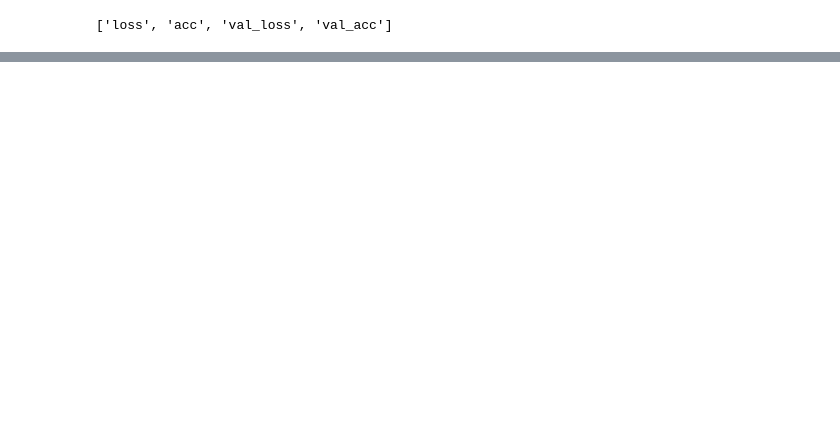
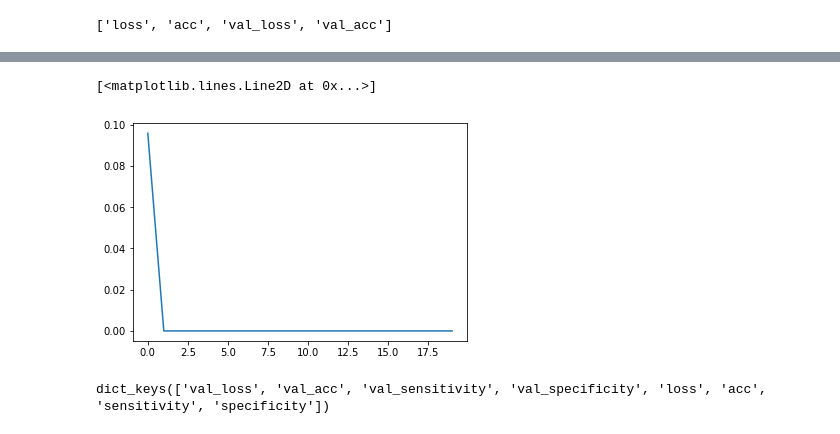
Before and after one commit to isms/ac297r-capstone-project, a Jupyter notebook: notebooks/two_input_model.ipynb, the cells around one changed output, grey strips where cells are left out. Drawn from its saved outputs; the diff is of its cells as text; code cells hidden in the pictures; blank space fills up the shorter version.

```diff
--- a/notebooks/two_input_model.ipynb
+++ b/notebooks/two_input_model.ipynb
@@ -66,0 +104,9 @@ history.params['metrics']
+# %%
+plt.plot(history.history['specificity'])
+# %% [output]
+[<matplotlib.lines.Line2D at 0x...>]
+[figure, added]
+# %%
+history.history.keys()
+# %% [output]
+dict_keys(['val_loss', 'val_acc', 'val_sensitivity', 'val_specificity', 'loss', 'acc', 'sensitivity', 'specificity'])
```
Also changed, not shown: parts of 8 cells of this notebook.
